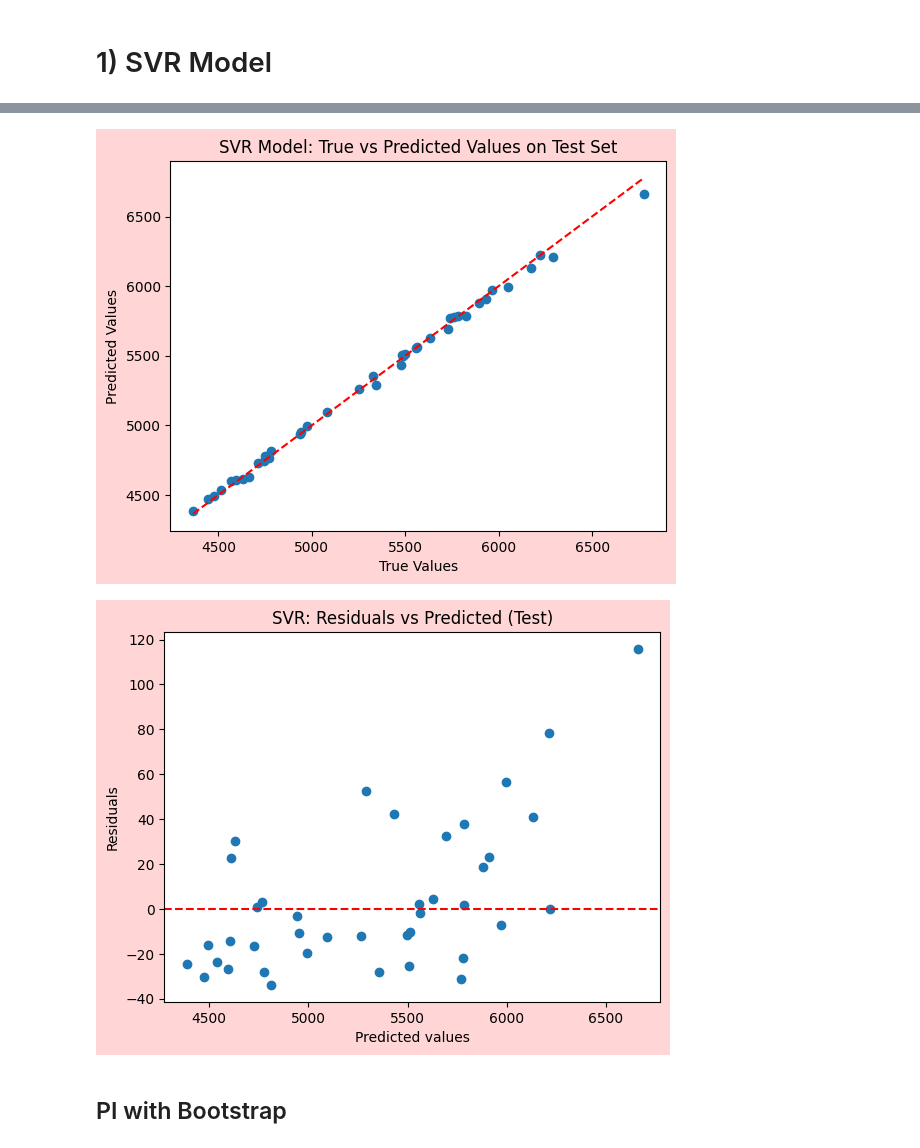
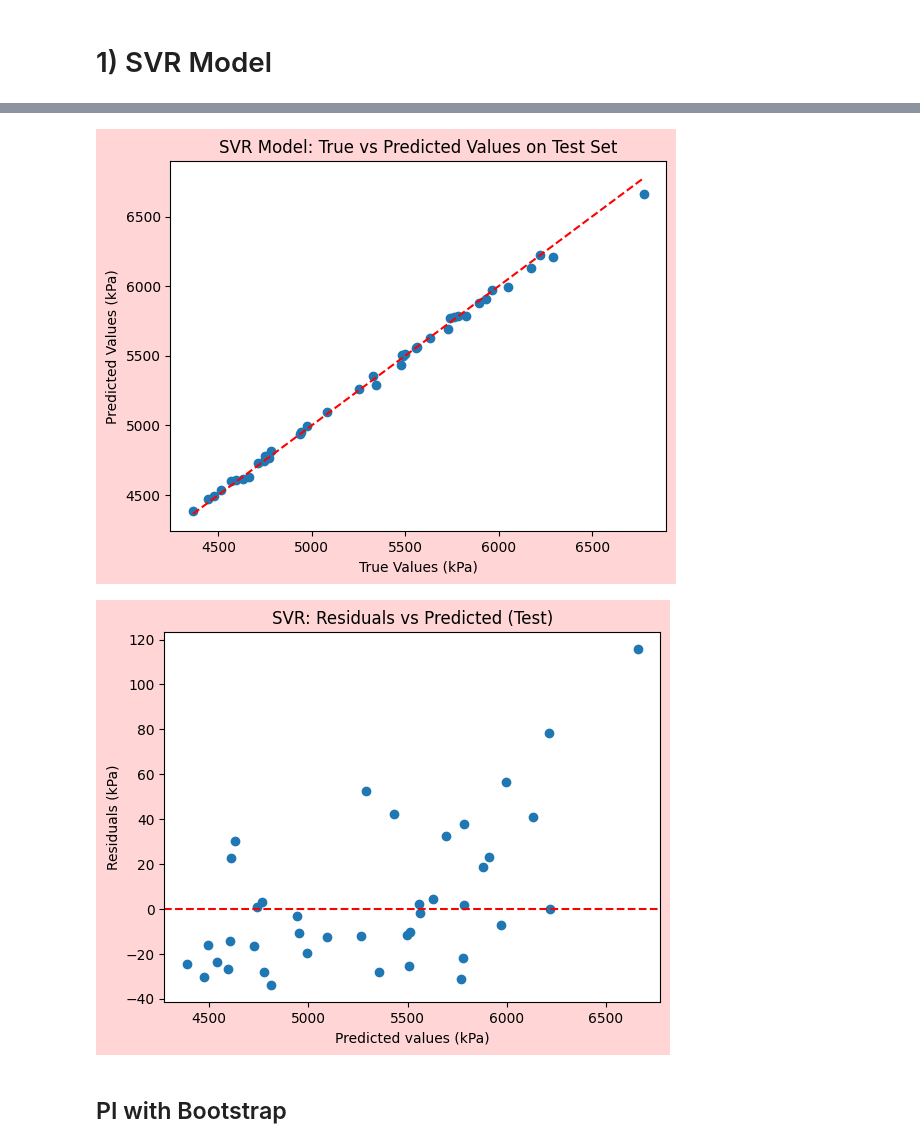
Before and after one commit to lapulga-10/Surrogate-Modeling-and-Uncertainty-Quantification, a Jupyter notebook: Code/Week_5_Surrogate_model_fitting.ipynb, the cells around one changed output, grey strips where cells are left out. Cells and saved outputs as stored; diff of their text form; code cells hidden in the pictures.

```diff
--- a/Code/Week_5_Surrogate_model_fitting.ipynb
+++ b/Code/Week_5_Surrogate_model_fitting.ipynb
@@ -173,28 +173,28 @@ fig.patch.set_facecolor("#ff00002a")  # figure background
 plt.scatter(y_test, y_test_pred_svr)
 plt.plot([y_test.min(), y_test.max()],
          [y_test.min(), y_test.max()], 'r--')
-plt.xlabel("True Values")
-plt.ylabel("Predicted Values")
+plt.xlabel("True Values (kPa)")
+plt.ylabel("Predicted Values (kPa)")
 plt.title("SVR Model: True vs Predicted Values on Test Set")
 plt.savefig("results/SVR_test.png", dpi=300, bbox_inches="tight")
 plt.show()
 # %% [output]
-[figure, old version]
+[figure, new version]
 # %%
 residuals_test_svr = y_test - y_test_pred_svr
 
 fig, ax = plt.subplots()
 fig.patch.set_facecolor("#ff00002a")  # figure background
 
 plt.scatter(y_test_pred_svr, residuals_test_svr)
 plt.axhline(0, color="red", linestyle="--")
-plt.xlabel("Predicted values")
-plt.ylabel("Residuals")
+plt.xlabel("Predicted values (kPa)")
+plt.ylabel("Residuals (kPa)")
 plt.title("SVR: Residuals vs Predicted (Test)")
 plt.savefig("results/SVR_res_test.png", dpi=300, bbox_inches="tight")
 plt.show()
 # %% [output]
-[figure, old version]
+[figure, new version]
 # %% [markdown]
 ## PI with Bootstrap
 # %% [markdown]
```
Also changed, not shown: parts of 27 cells of this notebook.
